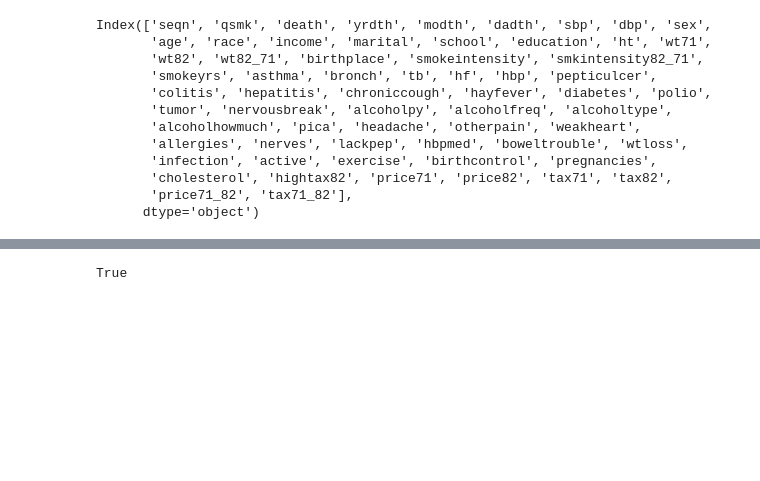
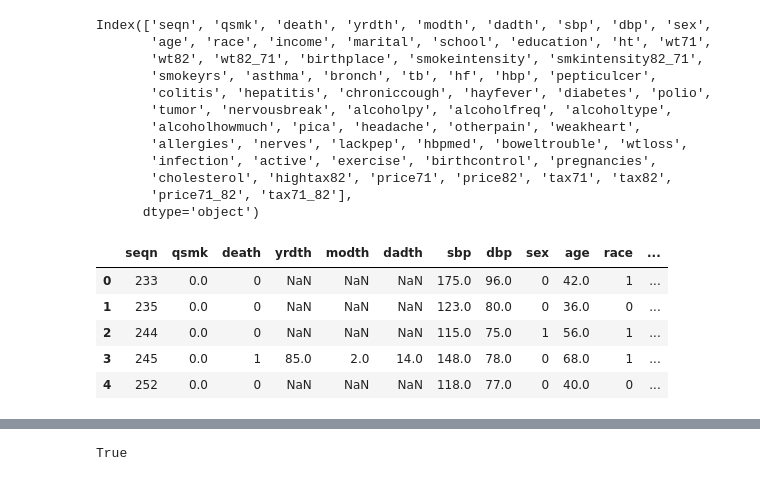
Before and after one commit to ckbjimmy/2019_tokyo, a Jupyter notebook: causal_workshop.ipynb, the cells around one changed output, grey strips where cells are left out. Saved outputs shown, nothing was run; the diff lists cells and outputs as text; code cells hidden in the pictures; blank space fills up the shorter version.

```diff
--- a/causal_workshop.ipynb
+++ b/causal_workshop.ipynb
@@ -32,3 +38,18 @@ After running the installation cell, please go to `Runtime > Restart runtime` to
+# %%
+import sys
+sys.path.append('dowhy')
+import random
+import numpy as np
+import pandas as pd
+pd.set_option('display.max_columns', 100)
+from scipy import stats
+from IPython.display import Image, display
+
+from dowhy.do_why import CausalModel
+import dowhy.datasets
+from dowhy.do_samplers.kernel_density_sampler import KernelDensitySampler
+# from dowhy.api.causal_data_frame import CausalDataFrame
+from statsmodels.api import OLS, Logit
 # %% [markdown]
 ## Create a data simulator and define a graph
 # %%
@@ -522,6 +427,15 @@ Index(['seqn', 'qsmk', 'death', 'yrdth', 'modth', 'dadth', 'sbp', 'dbp', 'sex',
        'cholesterol', 'hightax82', 'price71', 'price82', 'tax71', 'tax82',
        'price71_82', 'tax71_82'],
       dtype='object')
+# %%
+nhefs.head(5)
+# %% [output]
+|  | seqn | qsmk | death | yrdth | modth | dadth | sbp | dbp | sex | age | race | ... |
+| 0 | 233 | 0.0 | 0 | NaN | NaN | NaN | 175.0 | 96.0 | 0 | 42.0 | 1 | ... |
+| 1 | 235 | 0.0 | 0 | NaN | NaN | NaN | 123.0 | 80.0 | 0 | 36.0 | 0 | ... |
+| 2 | 244 | 0.0 | 0 | NaN | NaN | NaN | 115.0 | 75.0 | 1 | 56.0 | 1 | ... |
+| 3 | 245 | 0.0 | 1 | 85.0 | 2.0 | 14.0 | 148.0 | 78.0 | 0 | 68.0 | 1 | ... |
+| 4 | 252 | 0.0 | 0 | NaN | NaN | NaN | 118.0 | 77.0 | 0 | 40.0 | 0 | ... |
 # %%
 g = '''
 graph [
```
Also changed, not shown: parts of 52 cells of this notebook.
